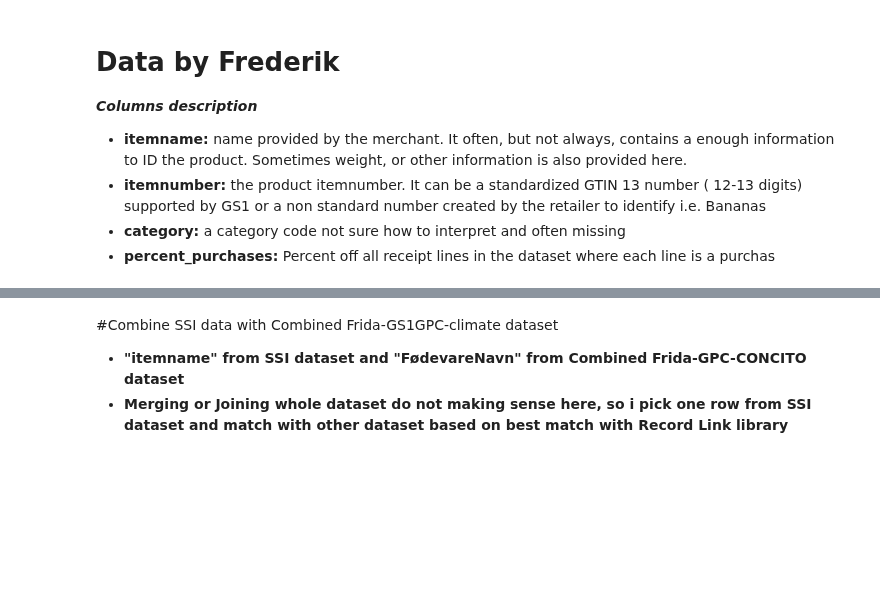
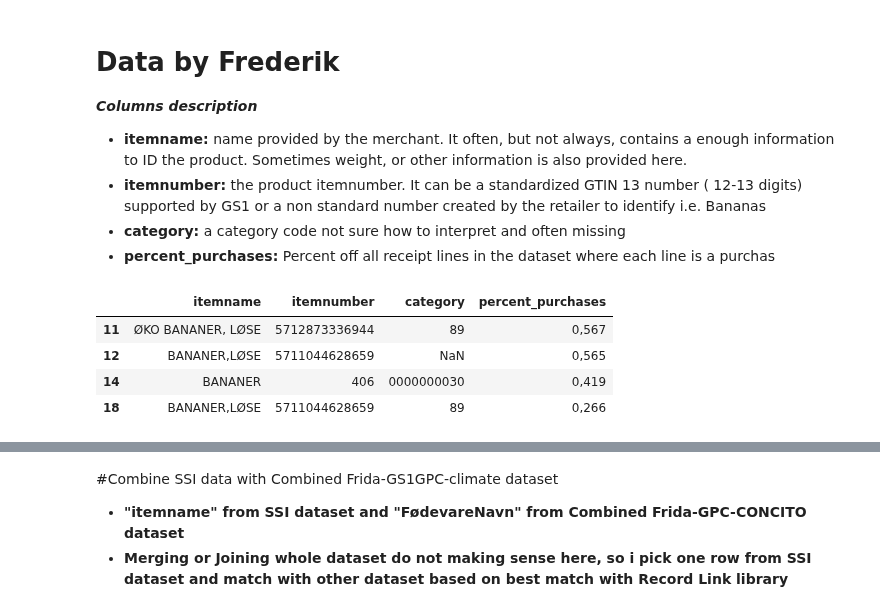
Before and after one commit to mrchapagain/ConsumerDataAnalytics, a Jupyter notebook: Data_Exploration.ipynb, the cells around one changed output, grey strips where cells are left out. Drawn from its saved outputs; the diff is of its cells as text; code cells hidden in the pictures; blank space fills up the shorter version.

```diff
--- a/Data_Exploration.ipynb
+++ b/Data_Exploration.ipynb
@@ -531,17 +503,26 @@ from google.colab import files
 # %%
 # Import data
 path_ssi_data="https://github.com/mrchapagain/ConsumerDataAnalytics/raw/main/cpd_summary.csv"
 
 # Open data as csv file
 data_ssi= pd.read_csv(path_ssi_data, sep= ";", index_col=False, encoding='latin-1')
 
 # itemnumber culumn is string although it is integer, lets turn it to integer
 #But there are NULL value so can not converted to integer type
 #data_ssi["itemnumber"]= data_ssi["itemnumber"].astype(int)
 
 # lets see frist 3 and last 3 rows od the dataset
-data_ssi.head(3).append(data_ssi.tail(5))
+display_as_dataframe= data_ssi.head(3).append(data_ssi.tail(5))
 
-# only some of the rows of different kinds of the banana
-b=data_ssi.iloc[[11, 12, 14, 18], :]
-b
+#data_ssi.at[14,'brick_code']=0
+display_only_banana_rows= data_ssi.iloc[[11, 12, 14, 18], :]
+
+#@title Open SSi dataset { run: "auto", vertical-output: true, display-mode: "code" }
+Display_Option = display_only_banana_rows #@param ["display_as_dataframe", "display_only_banana_rows"] {type:"raw"}
+Display_Option
+# %% [output]
+|  | itemname | itemnumber | category | percent_purchases |
+| 11 | ØKO BANANER, LØSE | 5712873336944 | 89 | 0,567 |
+| 12 | BANANER,LØSE | 5711044628659 | NaN | 0,565 |
+| 14 | BANANER | 406 | 0000000030 | 0,419 |
+| 18 | BANANER,LØSE | 5711044628659 | 89 | 0,266 |
```
Also changed, not shown: parts of 39 cells of this notebook.
